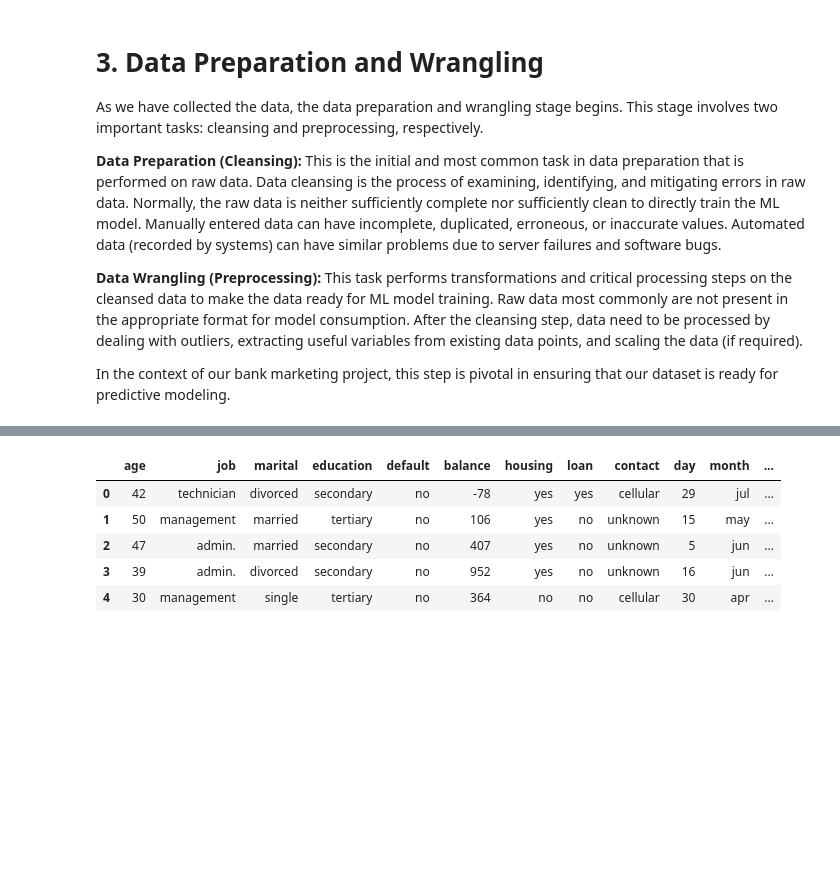
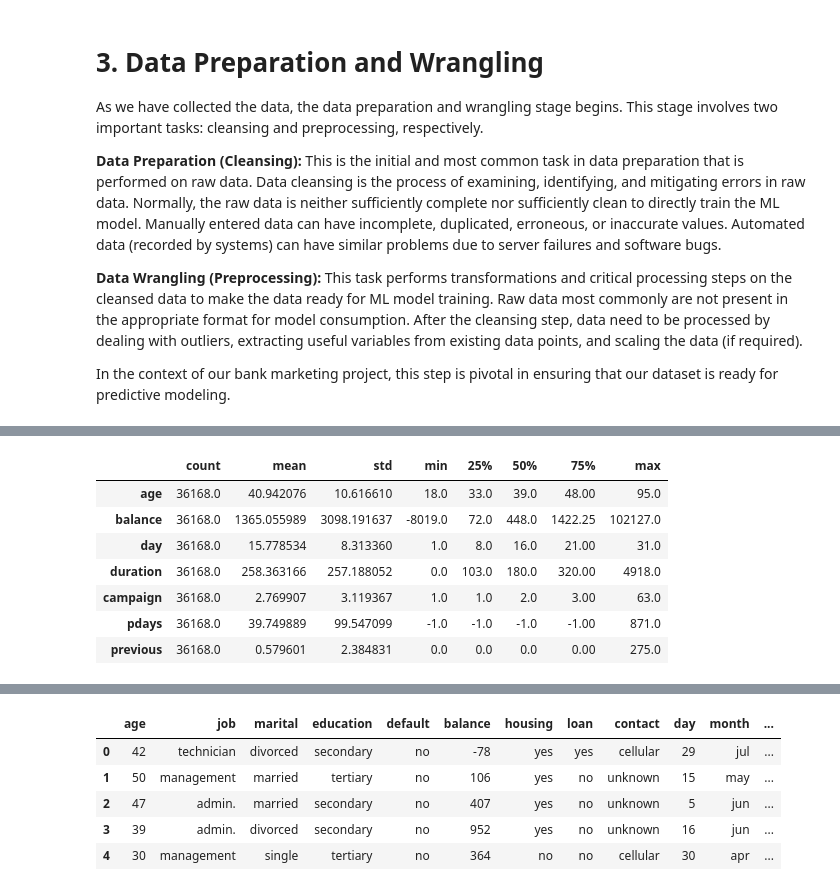
Before and after one commit to yikchungchan/DSA-5101-P1, a Jupyter notebook: DSA5101_project.ipynb, the cells around one changed output, grey strips where cells are left out. Drawn from its saved outputs; the diff is of its cells as text; code cells hidden in the pictures; blank space fills up the shorter version.

```diff
--- a/DSA5101_project.ipynb
+++ b/DSA5101_project.ipynb
@@ -56,14 +56,14 @@ url_train = "https://raw.githubusercontent.com/yikchungchan/DSA-5101-P1/main/tra
 url_test = "https://raw.githubusercontent.com/yikchungchan/DSA-5101-P1/main/testdata.txt"
 
 # assign data to pandas DataFrame
-df_train = pd.read_csv(url_train, sep=';')
-df_test = pd.read_csv(url_test, sep=';')
+df_train_raw = pd.read_csv(url_train, sep=';')
+df_test_raw = pd.read_csv(url_test, sep=';')
 
 # assign the training dataframe to `df`
-df = df_train
+df_raw = df_train_raw
 
 # print df
-df
+df_raw
 # %% [output]
 |  | age | job | marital | education | default | balance | housing | loan | contact | day | month | ... |
 | 0 | 42 | technician | divorced | secondary | no | -78 | yes | yes | cellular | 29 | jul | ... |
@@ -348,0 +266,12 @@ df_test['y'] = df_test['y'].replace({'yes': 1, 'no': 0})
+# %%
+# check the statistics of the dataset's numeric columns
+df_raw.describe().T
+# %% [output]
+|  | count | mean | std | min | 25% | 50% | 75% | max |
+| age | 36168.0 | 40.942076 | 10.616610 | 18.0 | 33.0 | 39.0 | 48.00 | 95.0 |
+| balance | 36168.0 | 1365.055989 | 3098.191637 | -8019.0 | 72.0 | 448.0 | 1422.25 | 102127.0 |
+| day | 36168.0 | 15.778534 | 8.313360 | 1.0 | 8.0 | 16.0 | 21.00 | 31.0 |
+| duration | 36168.0 | 258.363166 | 257.188052 | 0.0 | 103.0 | 180.0 | 320.00 | 4918.0 |
+| campaign | 36168.0 | 2.769907 | 3.119367 | 1.0 | 1.0 | 2.0 | 3.00 | 63.0 |
+| pdays | 36168.0 | 39.749889 | 99.547099 | -1.0 | -1.0 | -1.0 | -1.00 | 871.0 |
+| previous | 36168.0 | 0.579601 | 2.384831 | 0.0 | 0.0 | 0.0 | 0.00 | 275.0 |
```
Also changed, not shown: parts of 47 cells of this notebook.
